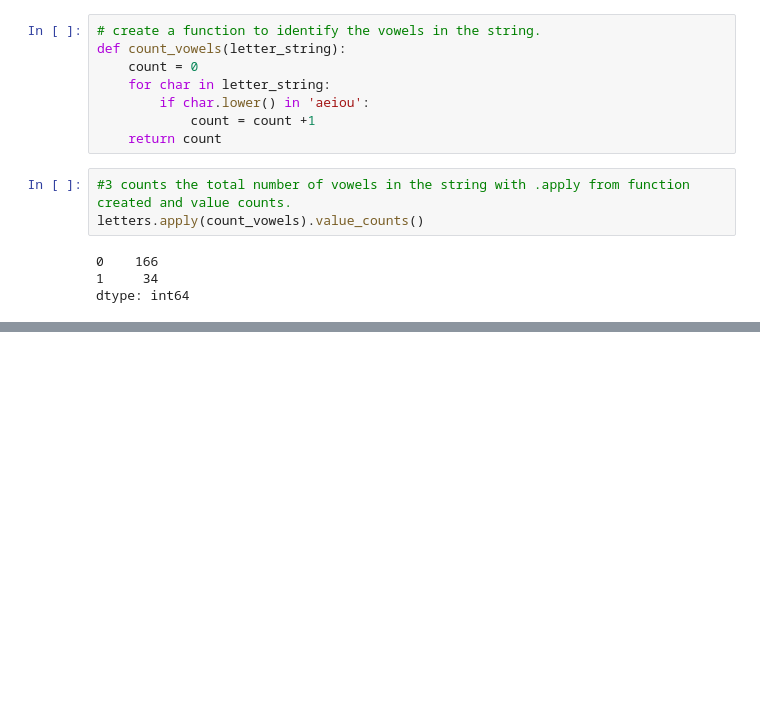
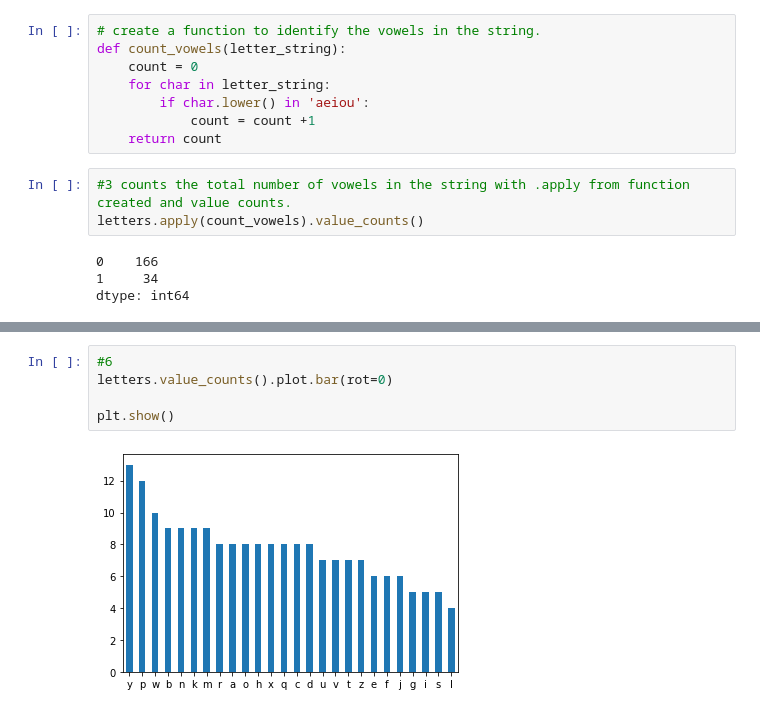
Before and after one commit to raycerna/numpy-pandas-visualization-exercises, a Jupyter notebook: pandas_series.ipynb, the cells around one changed output, grey strips where cells are left out. Saved outputs shown, nothing was run; the diff lists cells and outputs as text; blank space fills up the shorter version.

```diff
--- a/pandas_series.ipynb
+++ b/pandas_series.ipynb
@@ -547,0 +636,7 @@ dtype: int64
+# %%
+#6
+letters.value_counts().plot.bar(rot=0)
+
+plt.show()
+# %% [output]
+[figure, added]
```
Also changed, not shown: parts of 21 cells of this notebook.
